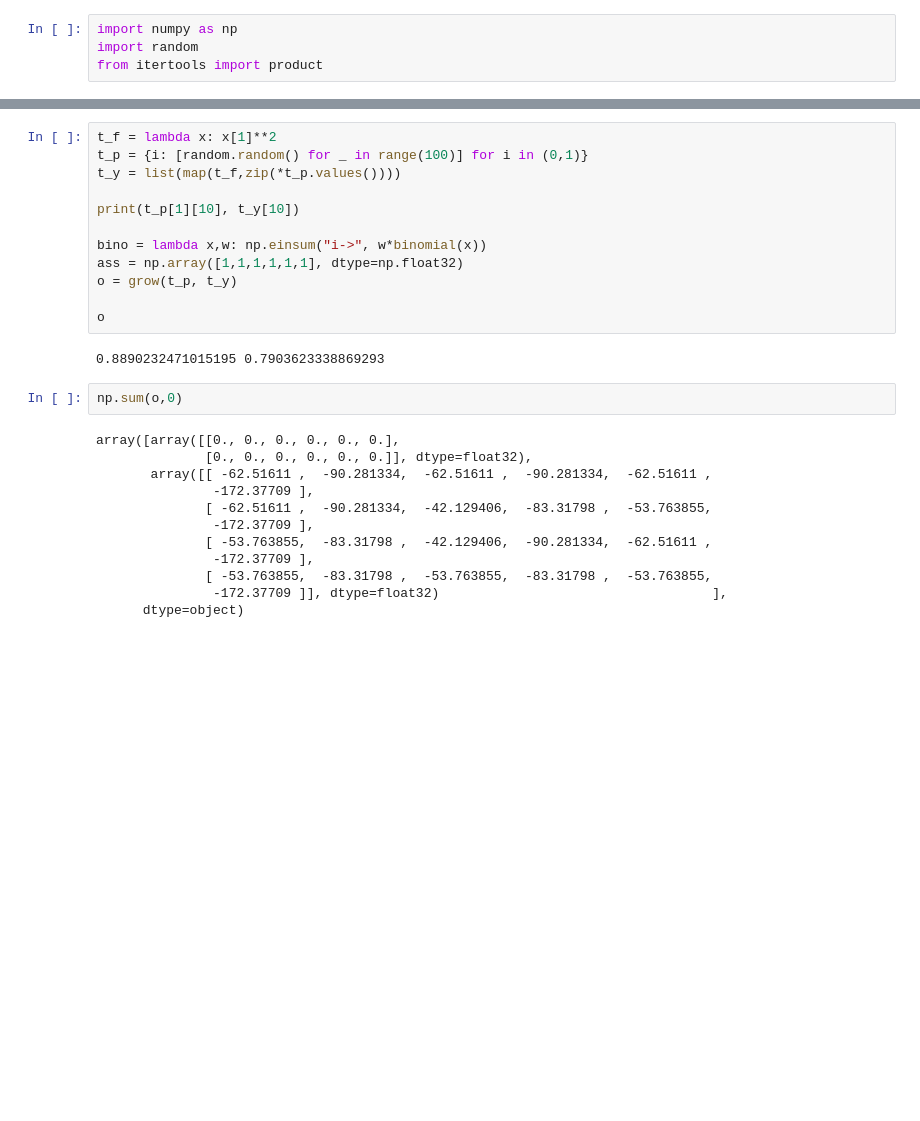
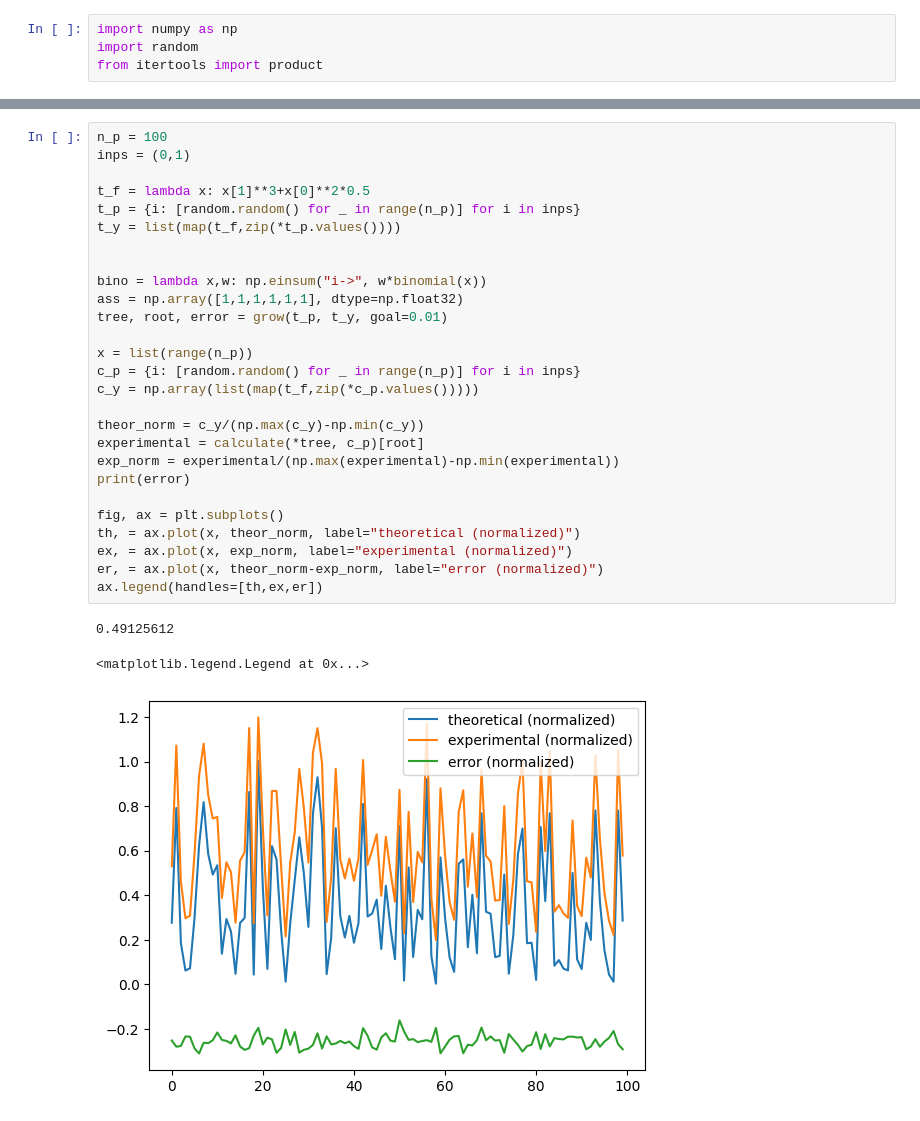
Before and after one commit to IvKormak/tf-poly, a Jupyter notebook: newtry.ipynb, the cells around one changed output, grey strips where cells are left out. Cells and saved outputs as stored; diff of their text form; blank space fills up the shorter version.

```diff
--- a/newtry.ipynb
+++ b/newtry.ipynb
@@ -135,28 +130,31 @@ def grow(inputs,
 # %%
-t_f = lambda x: x[1]**2
-t_p = {i: [random.random() for _ in range(100)] for i in (0,1)}
+n_p = 100
+inps = (0,1)
+
+t_f = lambda x: x[1]**3+x[0]**2*0.5
+t_p = {i: [random.random() for _ in range(n_p)] for i in inps}
 t_y = list(map(t_f,zip(*t_p.values())))
 
-print(t_p[1][10], t_y[10])
 
 bino = lambda x,w: np.einsum("i->", w*binomial(x))
 ass = np.array([1,1,1,1,1,1], dtype=np.float32)
-o = grow(t_p, t_y)
+tree, root, error = grow(t_p, t_y, goal=0.01)
 
-o
+x = list(range(n_p))
+c_p = {i: [random.random() for _ in range(n_p)] for i in inps}
+c_y = np.array(list(map(t_f,zip(*c_p.values()))))
+
+theor_norm = c_y/(np.max(c_y)-np.min(c_y))
+experimental = calculate(*tree, c_p)[root]
+exp_norm = experimental/(np.max(experimental)-np.min(experimental))
+print(error)
+
+fig, ax = plt.subplots()
+th, = ax.plot(x, theor_norm, label="theoretical (normalized)")
+ex, = ax.plot(x, exp_norm, label="experimental (normalized)")
+er, = ax.plot(x, theor_norm-exp_norm, label="error (normalized)")
+ax.legend(handles=[th,ex,er])
 # %% [output]
-0.8890232471015195 0.7903623338869293
+0.49125612
+<matplotlib.legend.Legend at 0x...>
+[figure, added]
-# %%
-np.sum(o,0)
-# %% [output]
-array([array([[0., 0., 0., 0., 0., 0.],
-              [0., 0., 0., 0., 0., 0.]], dtype=float32),
-       array([[ -62.51611 ,  -90.281334,  -62.51611 ,  -90.281334,  -62.51611 ,
-               -172.37709 ],
-              [ -62.51611 ,  -90.281334,  -42.129406,  -83.31798 ,  -53.763855,
-               -172.37709 ],
-              [ -53.763855,  -83.31798 ,  -42.129406,  -90.281334,  -62.51611 ,
-               -172.37709 ],
-              [ -53.763855,  -83.31798 ,  -53.763855,  -83.31798 ,  -53.763855,
-               -172.37709 ]], dtype=float32)                                   ],
-      dtype=object)
```
Also changed, not shown: parts of 2 cells of this notebook.
